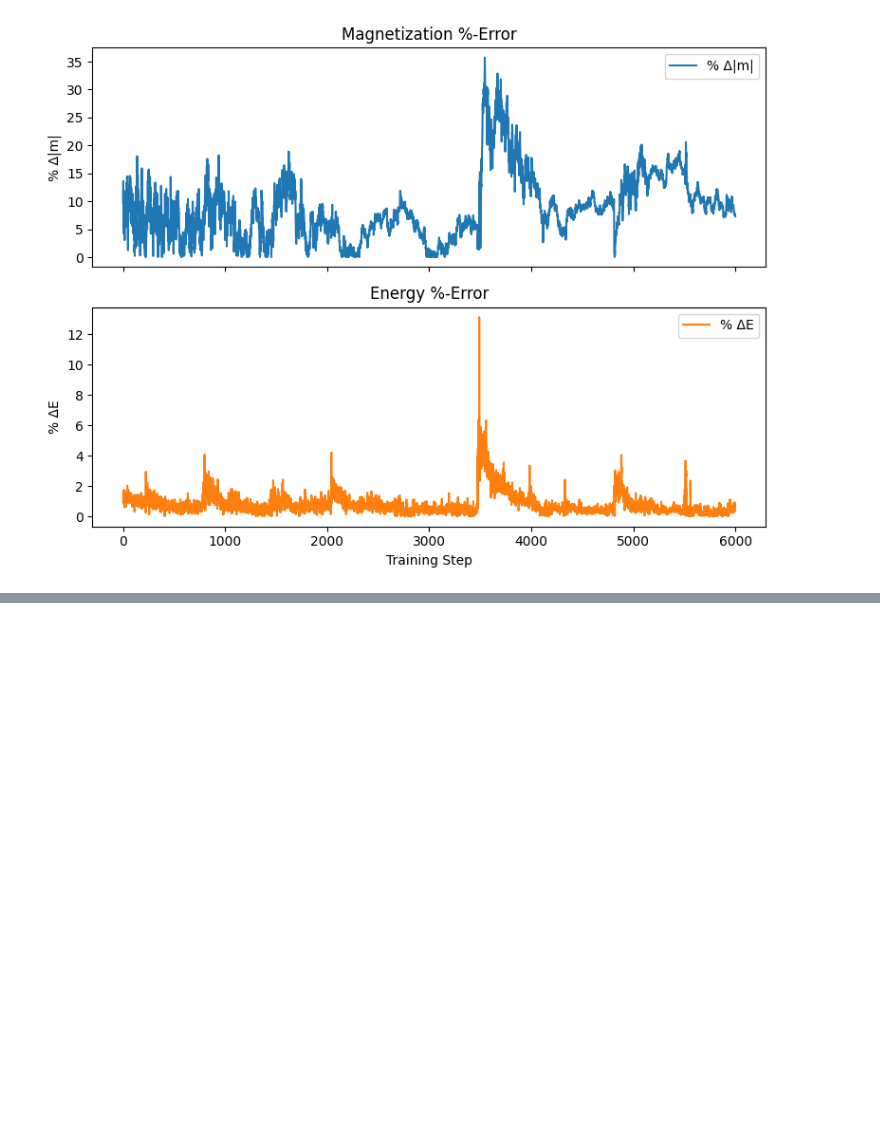
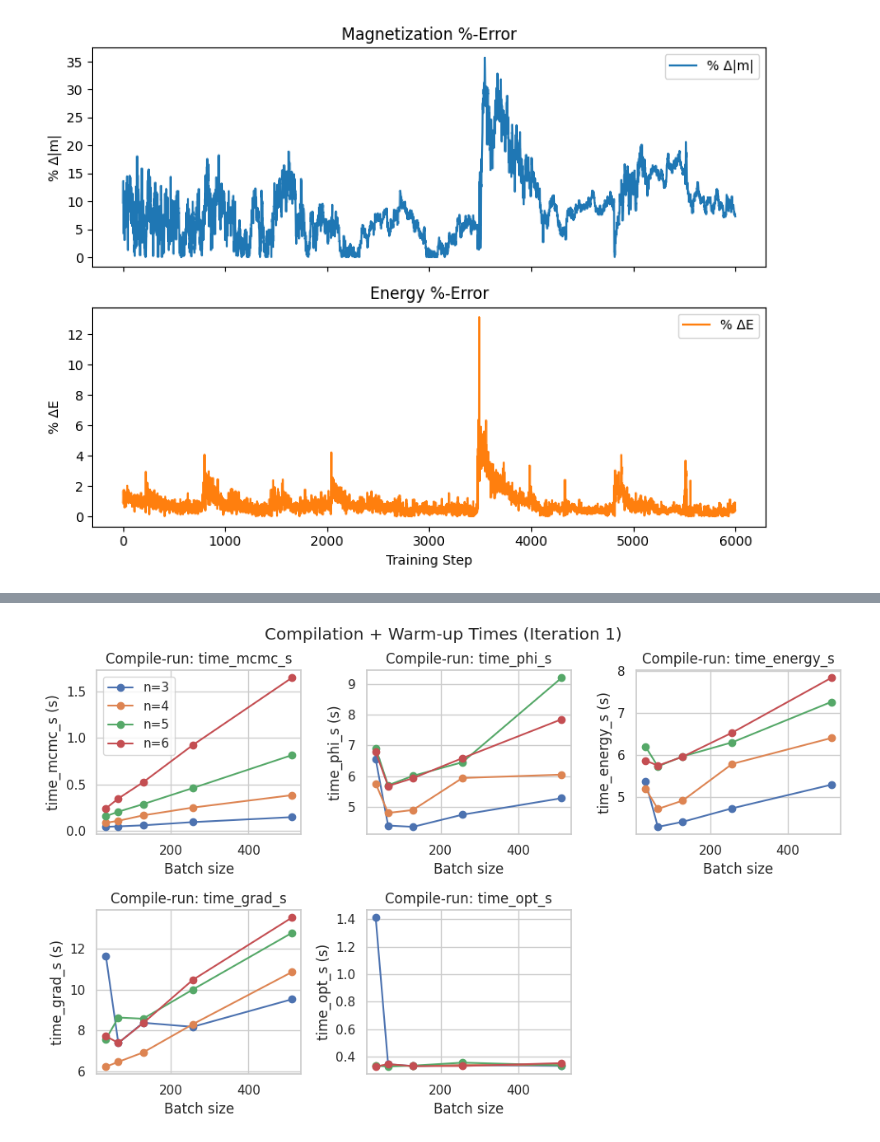
Before and after one commit to StefanoTroffa/thesis_MSc, a Jupyter notebook: second_notebook_win_generalization_6x6.ipynb, the cells around one changed output, grey strips where cells are left out. Saved outputs shown, nothing was run; the diff lists cells and outputs as text; code cells hidden in the pictures; blank space fills up the shorter version.

```diff
--- a/second_notebook_win_generalization_6x6.ipynb
+++ b/second_notebook_win_generalization_6x6.ipynb
@@ -1812,0 +1897,33 @@ plot_deviation(mag=run_maybe_lost['training/staggered_magnetization_absv2'].valu
+# %%
+import pandas as pd
+import matplotlib.pyplot as plt
+
+# Load the profiling data (update the path accordingly)
+file_path = "/home/s3378209/data1/repfin/thesis_MSc/grid_nodelogin02_Tesla_T4_20250430-150957.pkl"
+df = pd.read_pickle(file_path)
+
+# Select only the first iteration (compile + warm-up)
+df_compile = df[df['iteration'] == 1]
+
+# Metrics to plot for compilation overhead
+compile_metrics = ['time_mcmc_s', 'time_phi_s', 'time_energy_s', 'time_grad_s', 'time_opt_s']
+
+# Plot each metric vs. batch size, with one line per lattice size
+plt.figure(figsize=(10, 6))
+for metric in compile_metrics:
+    plt.subplot(2, 3, compile_metrics.index(metric) + 1)
+    for n in sorted(df_compile['lattice_n'].unique()):
+        sub = df_compile[df_compile['lattice_n'] == n].groupby('batch_size')[metric].first()
+        plt.plot(sub.index, sub.values, marker='o', label=f'n={n}')
+    plt.xlabel('Batch size')
+    plt.ylabel(f'{metric} (s)')
+    plt.title(f'Compile-run: {metric}')
+    plt.grid(True)
+    if compile_metrics.index(metric) == 0:
+        plt.legend(loc='best')
+
+plt.tight_layout()
+plt.suptitle('Compilation + Warm-up Times (Iteration 1)', y=1.02)
+plt.show()
+# %% [output]
+[figure, added]
```
Also changed, not shown: parts of 4 cells of this notebook, 1 other file.
